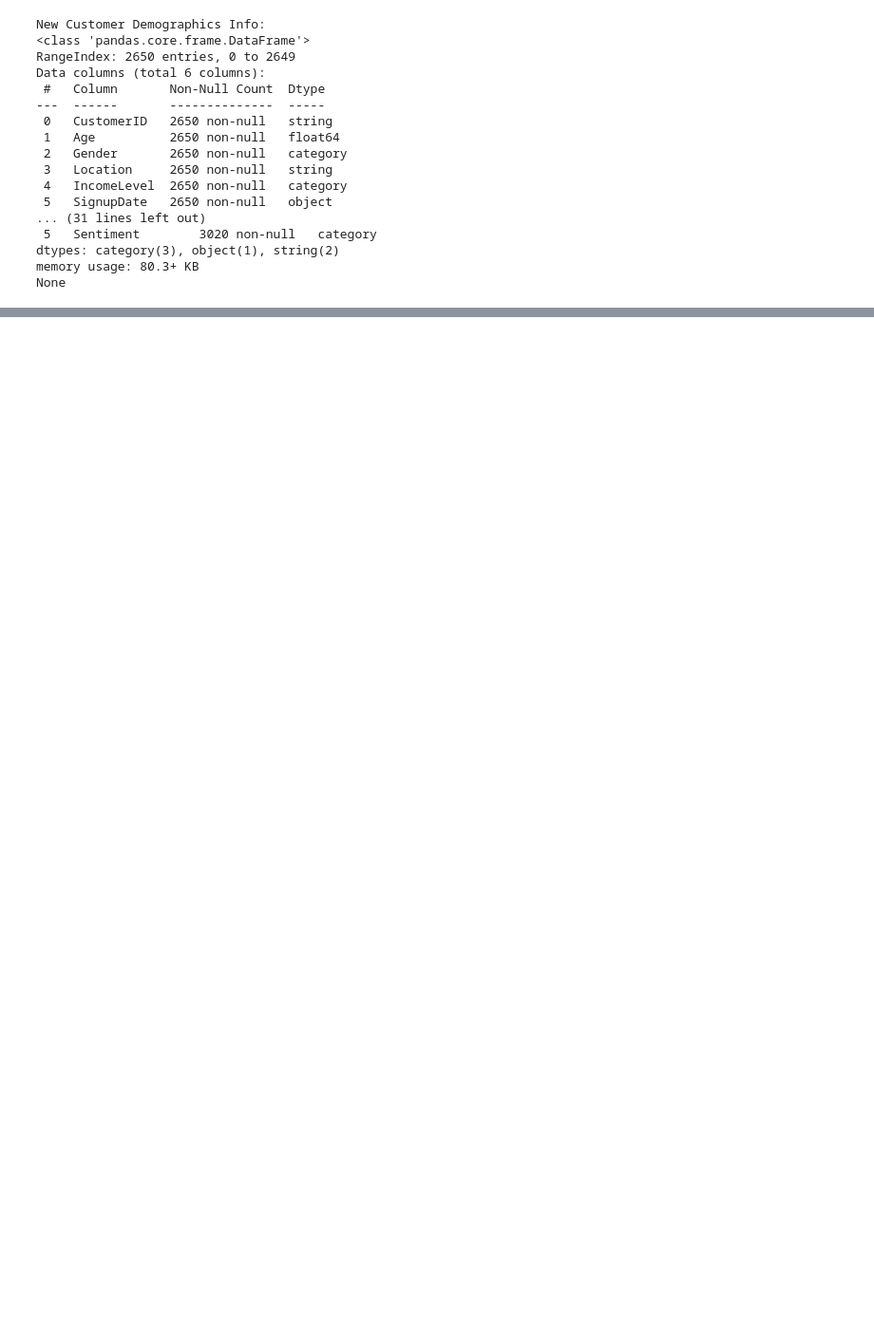
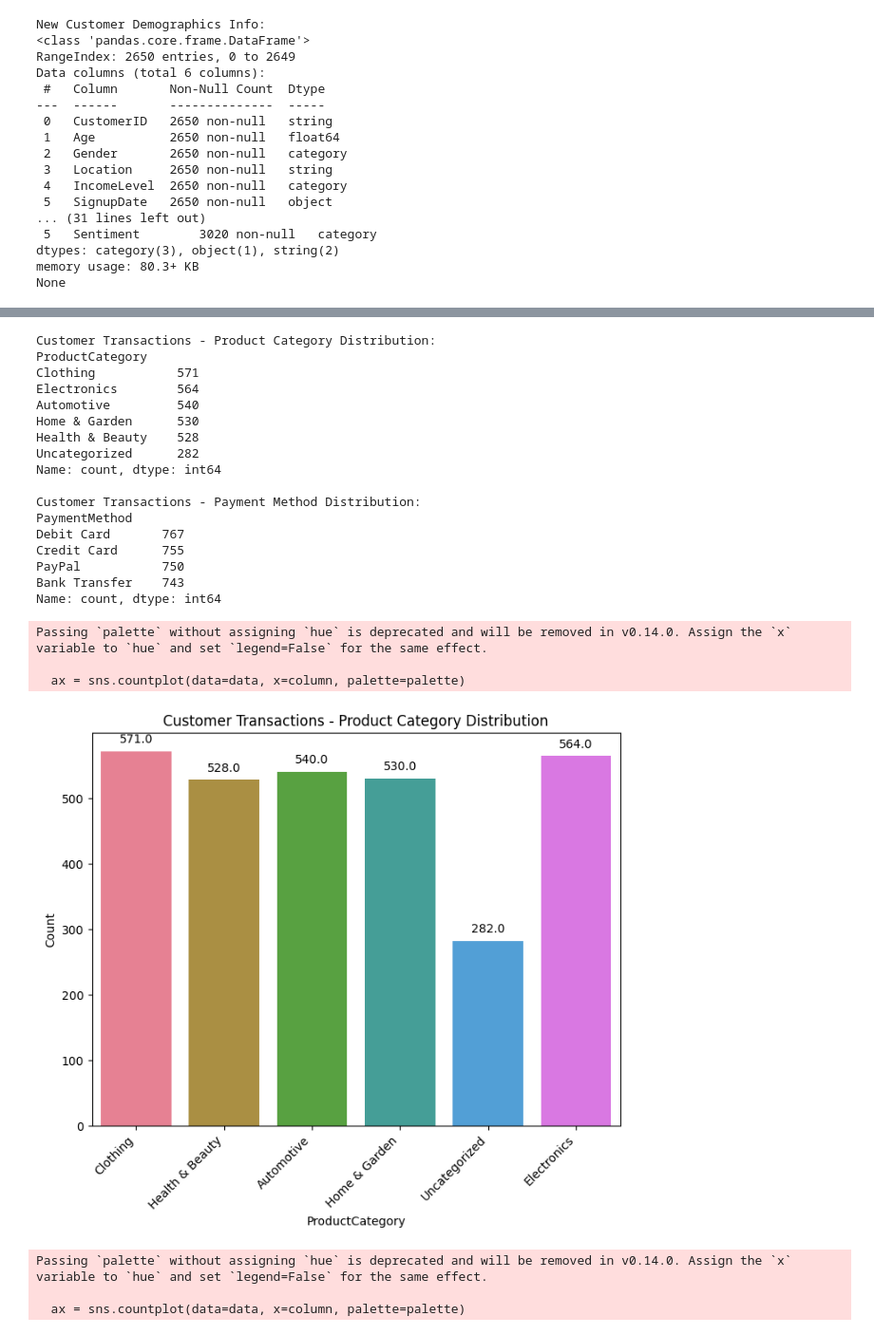
Before and after one commit to zpsy-hub/MO-IT125-ML-Linear-Algebra-A3103-Grp1, a Jupyter notebook: Milestone_1_Exploratory_Data_Analysis_(EDA)_of_Machine_Learning_Solution_Project.ipynb, the cells around one changed output, grey strips where cells are left out. Shown at 95% size. Saved outputs shown, nothing was run; the diff lists cells and outputs as text; code cells hidden in the pictures; blank space fills up the shorter version.

```diff
--- a/Milestone_1_Exploratory_Data_Analysis_(EDA)_of_Machine_Learning_Solution_Project.ipynb
+++ b/Milestone_1_Exploratory_Data_Analysis_(EDA)_of_Machine_Learning_Solution_Project.ipynb
@@ -183,0 +314,63 @@ dtype: int64
+# %%
+import matplotlib.pyplot as plt
+import seaborn as sns
+
+# Assuming the DataFrame 'customer_transactions' is already loaded
+
+# Print value counts (optional)
+print("\nCustomer Transactions - Product Category Distribution:")
+print(customer_transactions['ProductCategory'].value_counts())
+
+print("\nCustomer Transactions - Payment Method Distribution:")
+print(customer_transactions['PaymentMethod'].value_counts())
+
+# Function to create plots with values on top of bars and custom colors
+def plot_distribution_with_values(data, column, title, palette):
+    plt.figure(figsize=(8, 6))
+    ax = sns.countplot(data=data, x=column, palette=palette)
+    plt.title(title)
+    plt.xlabel(column)
+    plt.ylabel('Count')
+    plt.xticks(rotation=45, ha='right')
+
+    # Add the values on top of the bars
+    for p in ax.patches:
+        ax.annotate(f'{p.get_height()}', (p.get_x() + p.get_width() / 2., p.get_height()),
+                    ha='center', va='center', xytext=(0, 10), textcoords='offset points')
+
+    plt.show()
+
+# Define custom color palettes
+product_category_palette = sns.color_palette("husl", len(customer_transactions['ProductCategory'].unique()))
+payment_method_palette = sns.color_palette("Set1", len(customer_transactions['PaymentMethod'].unique()))
+
+# Plot Product Category distribution with custom color palette
+plot_distribution_with_values(customer_transactions, 'ProductCategory', 'Customer Transactions - Product Category Distribution', product_category_palette)
+
+# Plot Payment Method distribution with custom color palette
+plot_distribution_with_values(customer_transactions, 'PaymentMethod', 'Customer Transactions - Payment Method Distribution', payment_method_palette)
+# %% [output]
+Customer Transactions - Product Category Distribution:
+ProductCategory
+Clothing           571
+Electronics        564
+Automotive         540
+Home & Garden      530
+Health & Beauty    528
+Uncategorized      282
+Name: count, dtype: int64
+
+Customer Transactions - Payment Method Distribution:
+PaymentMethod
+Debit Card       767
+Credit Card      755
+PayPal           750
+Bank Transfer    743
+Name: count, dtype: int64
+Passing `palette` without assigning `hue` is deprecated and will be removed in v0.14.0. Assign the `x` variable to `hue` and set `legend=False` for the same effect.
+
+  ax = sns.countplot(data=data, x=column, palette=palette)
+[figure, added]
+Passing `palette` without assigning `hue` is deprecated and will be removed in v0.14.0. Assign the `x` variable to `hue` and set `legend=False` for the same effect.
+
+  ax = sns.countplot(data=data, x=column, palette=palette)
```
Also changed, not shown: parts of 16 cells of this notebook.
